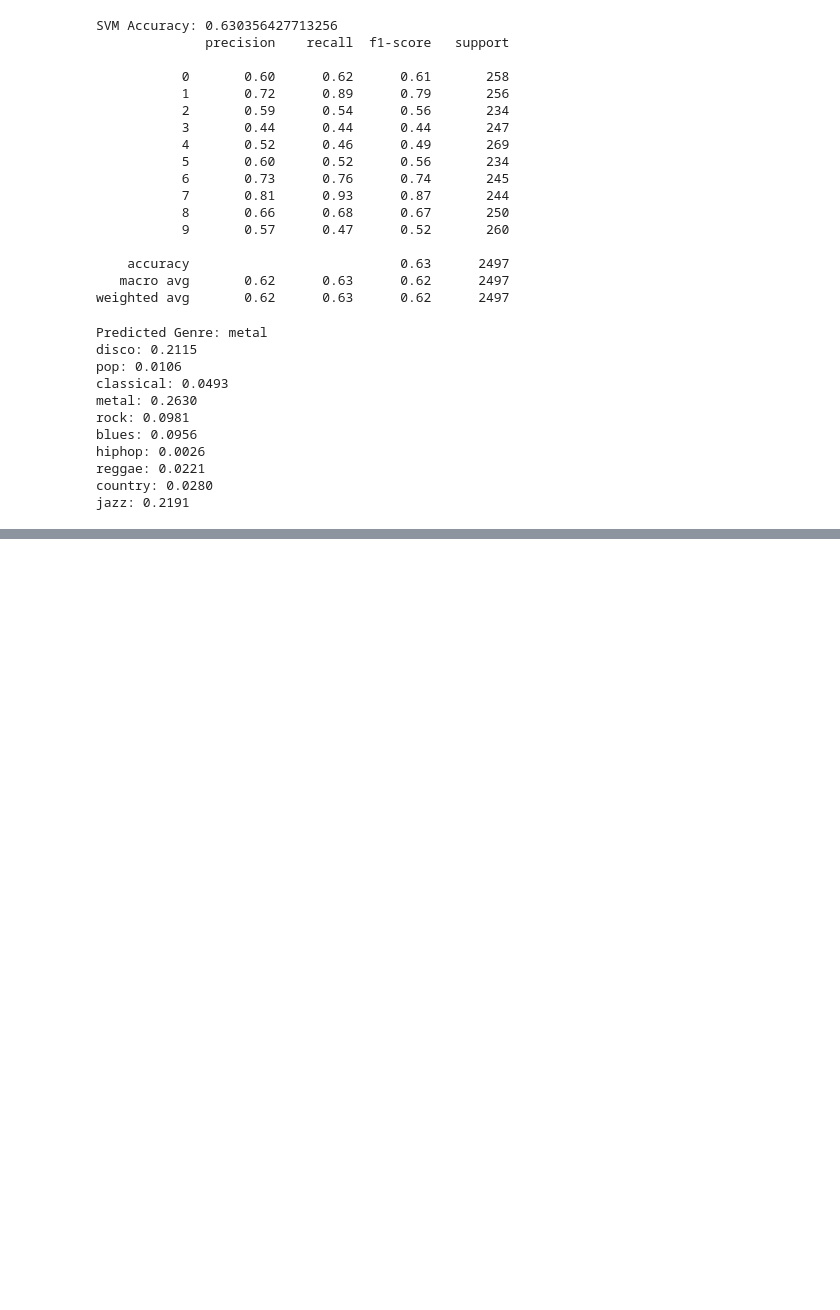
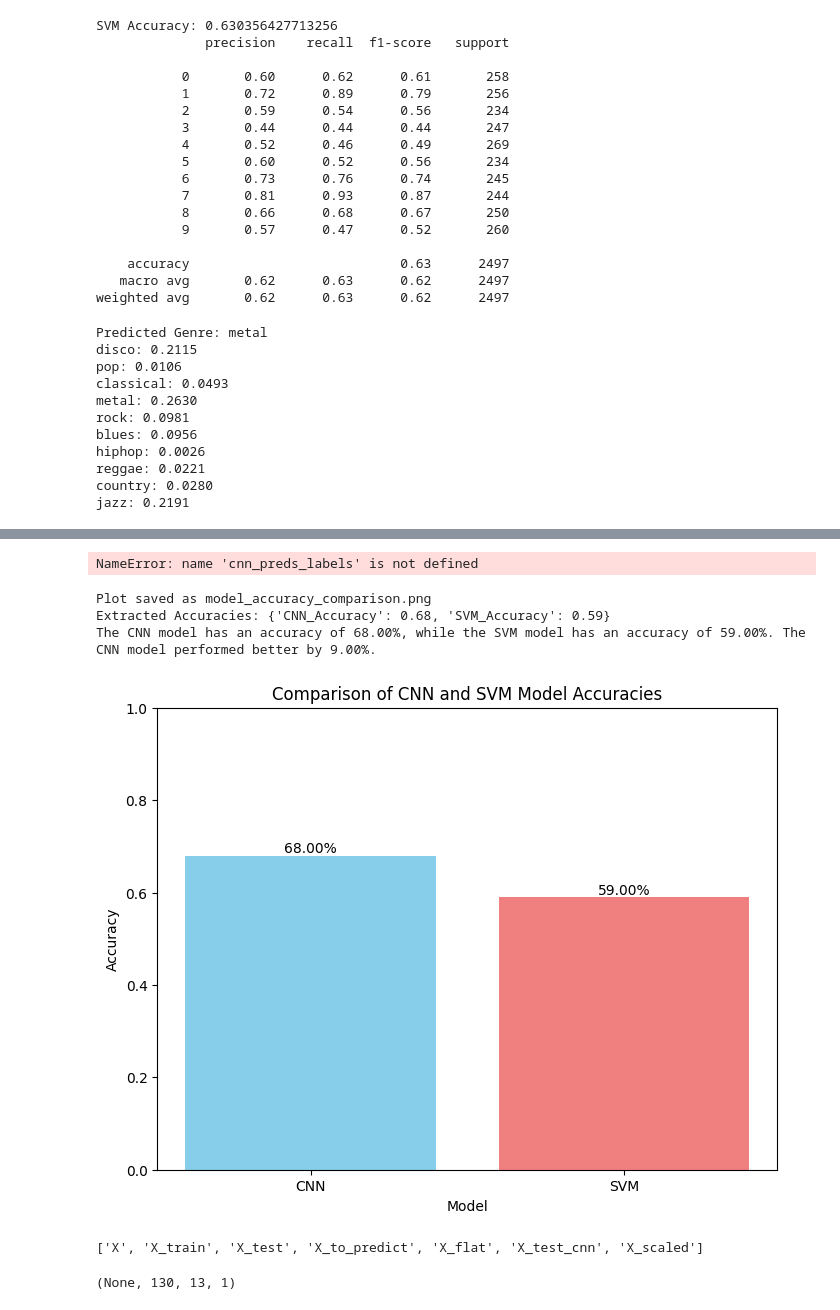
Before and after one commit to CEMK-FY-25-GROUP-20/music_det, a Jupyter notebook: Final_Year_Project_2021_MusicGenre.ipynb, the cells around one changed output, grey strips where cells are left out. Drawn from its saved outputs; the diff is of its cells as text; code cells hidden in the pictures; blank space fills up the shorter version.

```diff
--- a/Final_Year_Project_2021_MusicGenre.ipynb
+++ b/Final_Year_Project_2021_MusicGenre.ipynb
@@ -806,0 +767,63 @@ Cannot take the length of shape with unknown rank.
+# %%
+print("CNN Accuracy:", accuracy_score(y_test, cnn_preds_labels))
+print("SVM Accuracy:", accuracy_score(y_test, svm_preds))
+# %% [output]
+NameError: name 'cnn_preds_labels' is not defined
+# %%
+import matplotlib.pyplot as plt
+import numpy as np
+
+# !!! IMPORTANT: Replace these with your actual accuracy scores from the notebook !!!
+cnn_accuracy = 0.68  # Replace with actual CNN accuracy
+svm_accuracy = 0.59  # Replace with actual SVM accuracy
+
+model_names = ['CNN', 'SVM']
+accuracies = [cnn_accuracy, svm_accuracy]
+
+plt.figure(figsize=(8, 6))
+bars = plt.bar(model_names, accuracies, color=['skyblue', 'lightcoral'])
+
+# Add accuracy values on top of each bar
+for bar in bars:
+    yval = bar.get_height()
+    plt.text(bar.get_x() + bar.get_width()/2.0, yval, f'{yval:.2%}', va='bottom', ha='center') # Display as percentage
+
+plt.xlabel("Model")
+plt.ylabel("Accuracy")
+plt.title("Comparison of CNN and SVM Model Accuracies")
+plt.ylim(0, 1) # Accuracy is between 0 and 1
+
+# Save the plot
+plt.savefig("model_accuracy_comparison.png")
+print("Plot saved as model_accuracy_comparison.png")
+
+# Display the plot (optional, depending on environment)
+# plt.show()
+
+# Also, provide the extracted accuracies in a structured way
+comparison_data = {"CNN_Accuracy": cnn_accuracy, "SVM_Accuracy": svm_accuracy}
+print("Extracted Accuracies:", comparison_data)
+
+# Generate a brief textual summary of the comparison
+summary = f"The CNN model has an accuracy of {cnn_accuracy*100:.2f}%, while the SVM model has an accuracy of {svm_accuracy*100:.2f}%."
+if cnn_accuracy > svm_accuracy:
+    summary += f" The CNN model performed better by {(cnn_accuracy - svm_accuracy)*100:.2f}%."
+elif svm_accuracy > cnn_accuracy:
+    summary += f" The SVM model performed better by {(svm_accuracy - cnn_accuracy)*100:.2f}%."
+else:
+    summary += " Both models performed equally well."
+
+print(summary)
+# %% [output]
+Plot saved as model_accuracy_comparison.png
+Extracted Accuracies: {'CNN_Accuracy': 0.68, 'SVM_Accuracy': 0.59}
+The CNN model has an accuracy of 68.00%, while the SVM model has an accuracy of 59.00%. The CNN model performed better by 9.00%.
+[figure, added]
+# %%
+print([var for var in globals().keys() if var.startswith('X')])
+# %% [output]
+['X', 'X_train', 'X_test', 'X_to_predict', 'X_flat', 'X_test_cnn', 'X_scaled']
+# %%
+model_cnn.input_shape
+# %% [output]
+(None, 130, 13, 1)
```
Also changed, not shown: parts of 2 cells of this notebook, 12 other files.
